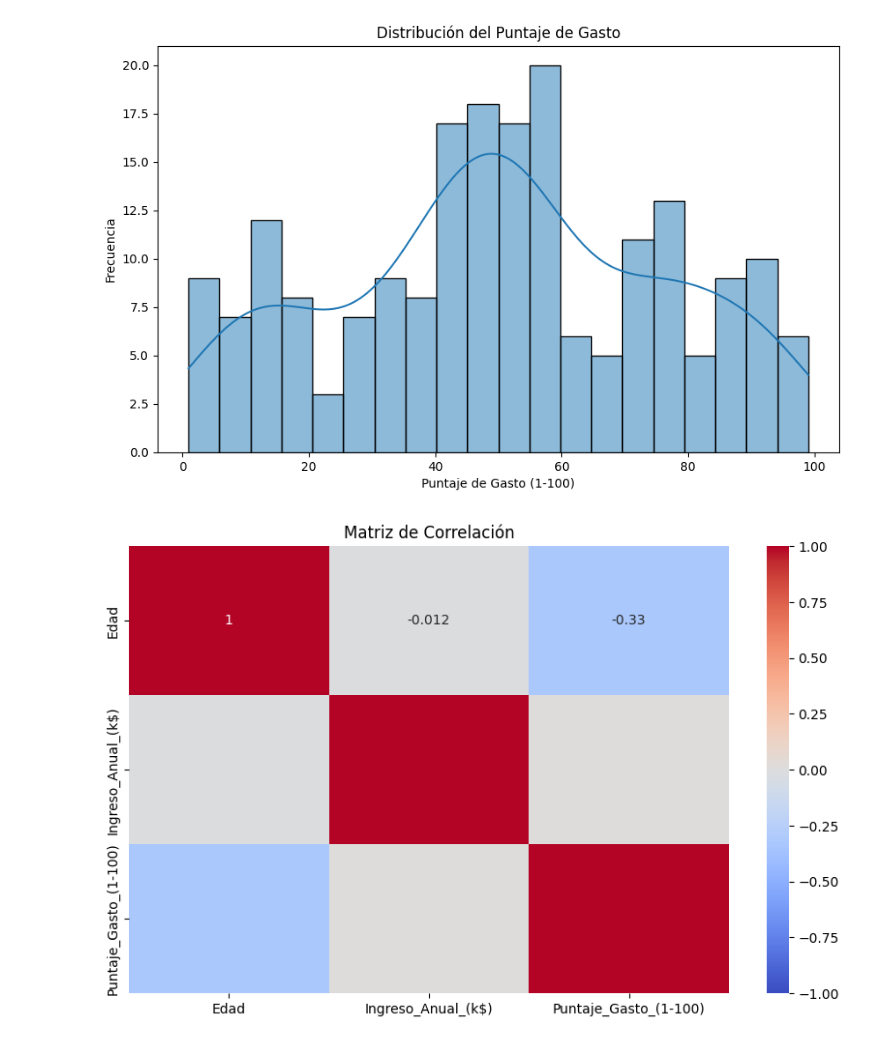
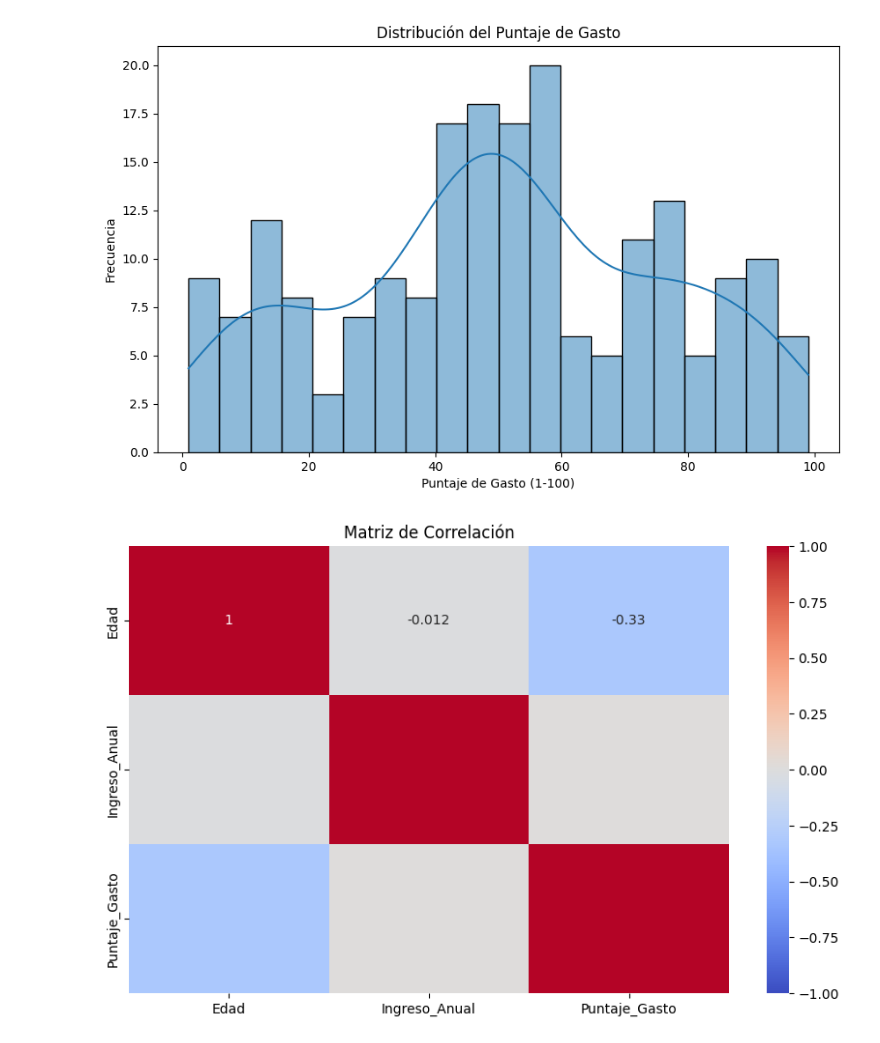
Before and after one commit to mateotenis98/Proyecto-ANS, a Jupyter notebook: Code/Proyecto.ipynb, the cells around one changed output. Cells and saved outputs as stored; diff of their text form; code cells hidden in the pictures.

```diff
--- a/Code/Proyecto.ipynb
+++ b/Code/Proyecto.ipynb
@@ -16,8 +16,8 @@ df.rename(columns={
     'CustomerID': 'ID_Cliente',
     'Genre': 'Genero',
     'Age': 'Edad',
-    'Annual Income (k$)': 'Ingreso_Anual_(k$)',
-    'Spending Score (1-100)': 'Puntaje_Gasto_(1-100)'
+    'Annual Income (k$)': 'Ingreso_Anual',
+    'Spending Score (1-100)': 'Puntaje_Gasto'
 }, inplace=True)
 
 df['Genero'] = df['Genero'].map({'Male': 'Masculino', 'Female': 'Femenino'})
@@ -110,7 +110,7 @@ plt.show()
 
 # Distribución de la variable 'Ingreso Anual'
 plt.figure(figsize=(10, 6))
-sns.histplot(df['Ingreso_Anual_(k$)'], bins=20, kde=True)
+sns.histplot(df['Ingreso_Anual'], bins=20, kde=True)
 plt.title('Distribución del Ingreso Anual')
 plt.xlabel('Ingreso Anual (k$)')
 plt.ylabel('Frecuencia')
@@ -119,42 +119,42 @@ plt.show()
 
 # Distribución de la variable 'Spending Score'
 plt.figure(figsize=(10, 6))
-sns.histplot(df['Puntaje_Gasto_(1-100)'], bins=20, kde=True)
+sns.histplot(df['Puntaje_Gasto'], bins=20, kde=True)
 plt.title('Distribución del Puntaje de Gasto')
 plt.xlabel('Puntaje de Gasto (1-100)')
 plt.ylabel('Frecuencia')
 plt.savefig(os.path.join(results_path, 'Distribucion_Puntaje_Gasto.png'))  # Guardar el gráfico
 plt.show()
 
 # Análisis de correlación entre las variables numéricas
 plt.figure(figsize=(10, 6))
 sns.heatmap(df.corr(), annot=True, cmap='coolwarm', vmin=-1, vmax=1)
 plt.title('Matriz de Correlación')
 plt.savefig(os.path.join(results_path, 'Matriz_Correlacion.png'))  # Guardar el gráfico
 plt.show()
 
 # Boxplot para comparar la distribución del Ingreso Anual por Género
 plt.figure(figsize=(10, 6))
-sns.boxplot(x='Genero', y='Ingreso_Anual_(k$)', data=df)
+sns.boxplot(x='Genero', y='Ingreso_Anual', data=df)
 plt.title('Ingreso Anual por Género')
 plt.xlabel('Género')
 plt.ylabel('Ingreso Anual (k$)')
-plt.savefig(os.path.join(results_path, 'Ingreso_Anual_por_Genero.png'))  # Guardar el gráfico
+plt.savefig(os.path.join(results_path, 'Ingreso_Anualpor_Genero.png'))  # Guardar el gráfico
 plt.show()
 
 # Boxplot para comparar la distribución del Puntaje de Gasto por Género
 plt.figure(figsize=(10, 6))
-sns.boxplot(x='Genero', y='Puntaje_Gasto_(1-100)', data=df)
+sns.boxplot(x='Genero', y='Puntaje_Gasto', data=df)
 plt.title('Puntaje de Gasto por Género')
 plt.xlabel('Género')
 plt.ylabel('Puntaje de Gasto (1-100)')
 plt.savefig(os.path.join(results_path, 'Puntaje_Gasto_por_Genero.png'))  # Guardar el gráfico
 plt.show()
 # %% [output]
 [figure]
 [figure]
 [figure]
 [figure]
-[figure, old version]
+[figure, new version]
 [figure]
 [figure]
```
Also changed, not shown: parts of 5 cells of this notebook, 2 other files.
